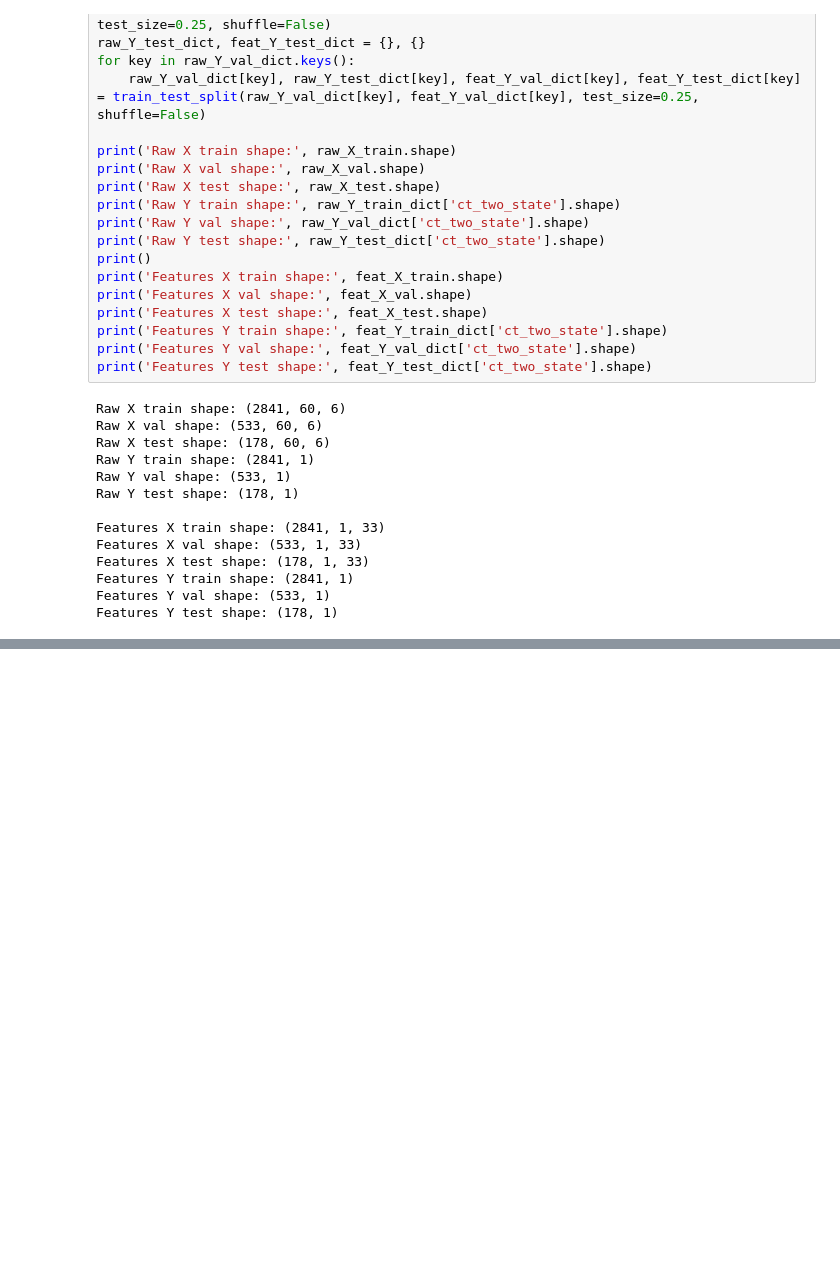
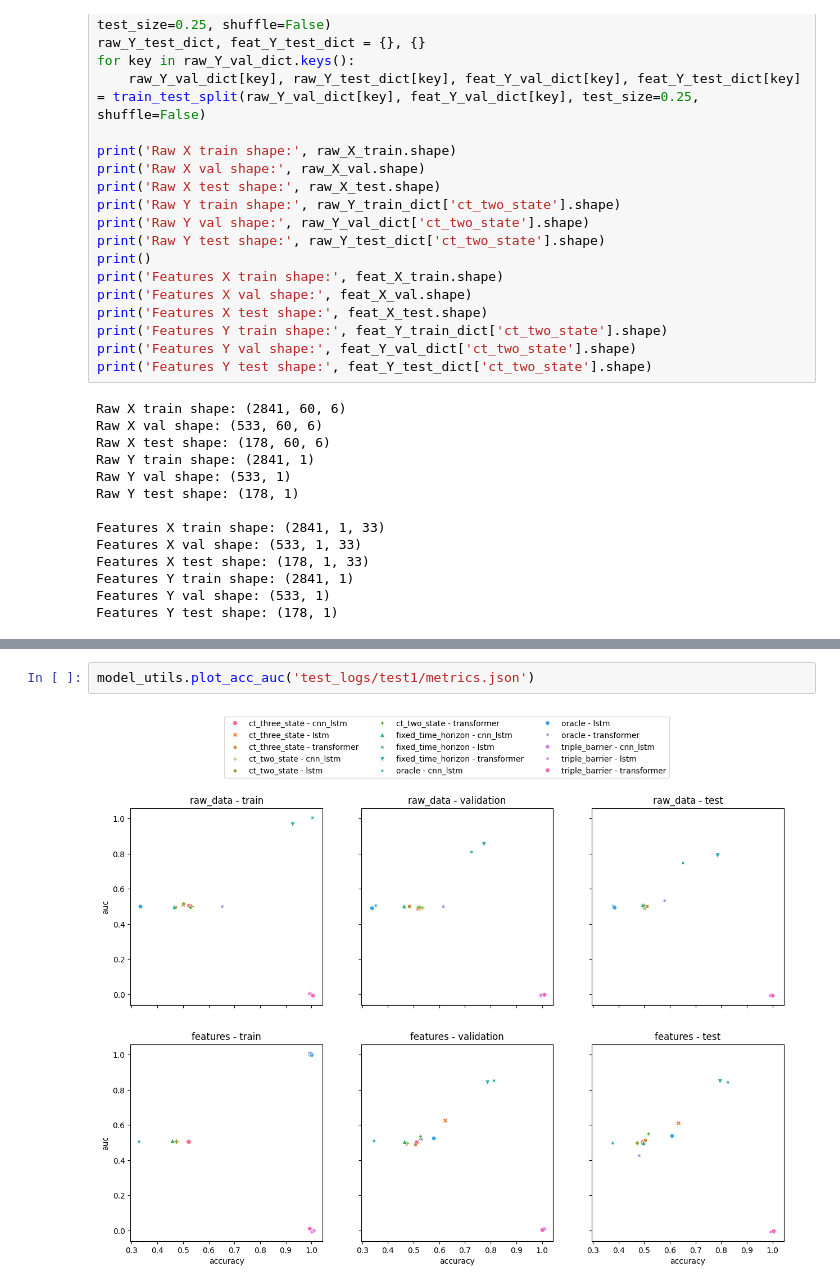
Before and after one commit to MDzaja/MasterThesis, a Jupyter notebook: models/test.ipynb, the cells around one changed output, grey strips where cells are left out. Saved outputs shown, nothing was run; the diff lists cells and outputs as text; blank space fills up the shorter version.

Commit message:
plot metrics

```diff
--- a/models/test.ipynb
+++ b/models/test.ipynb
@@ -302,0 +157,4 @@ tr_model.evaluate(X_test, Y_test, verbose=1)
+# %%
+model_utils.plot_acc_auc('test_logs/test1/metrics.json')
+# %% [output]
+[figure, added]
```
Also changed, not shown: parts of 11 cells of this notebook, 2 other files.
